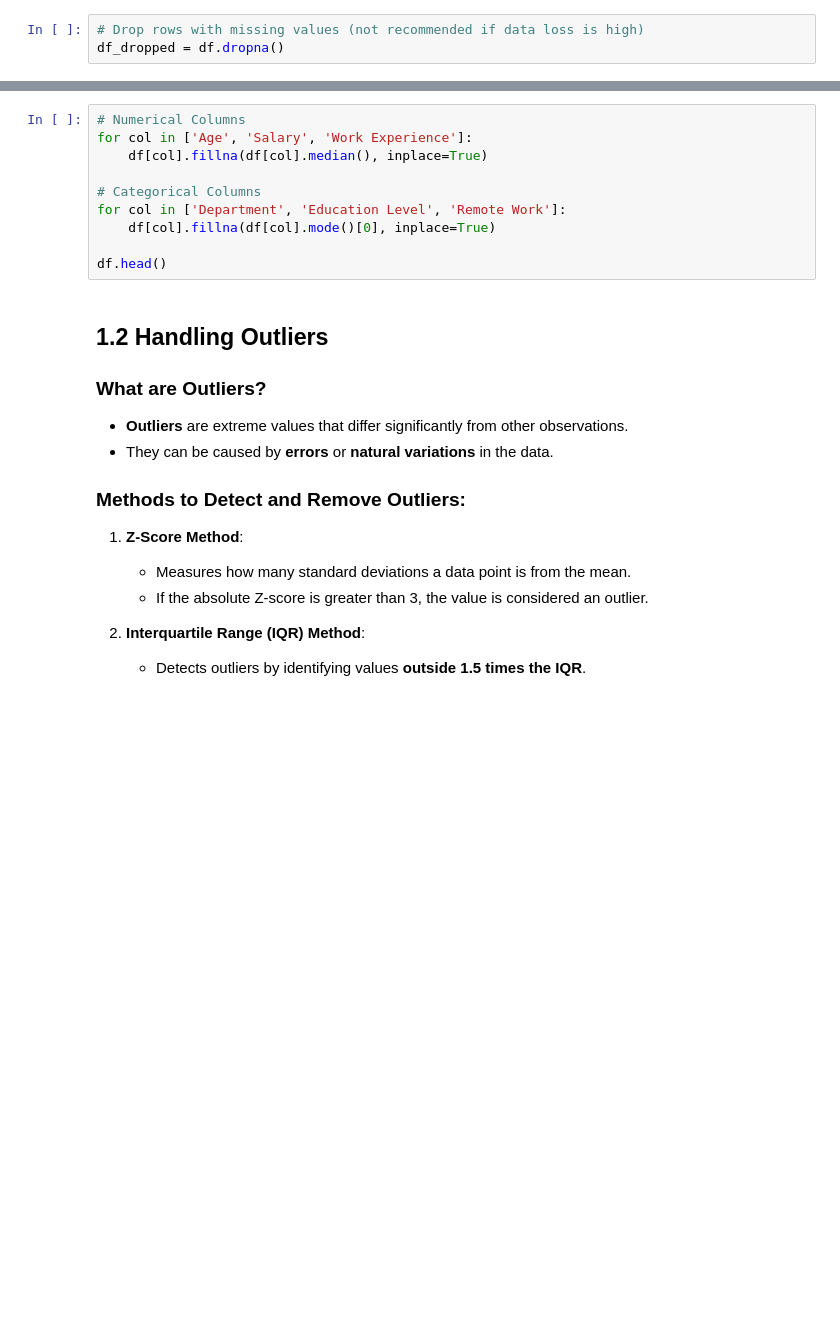
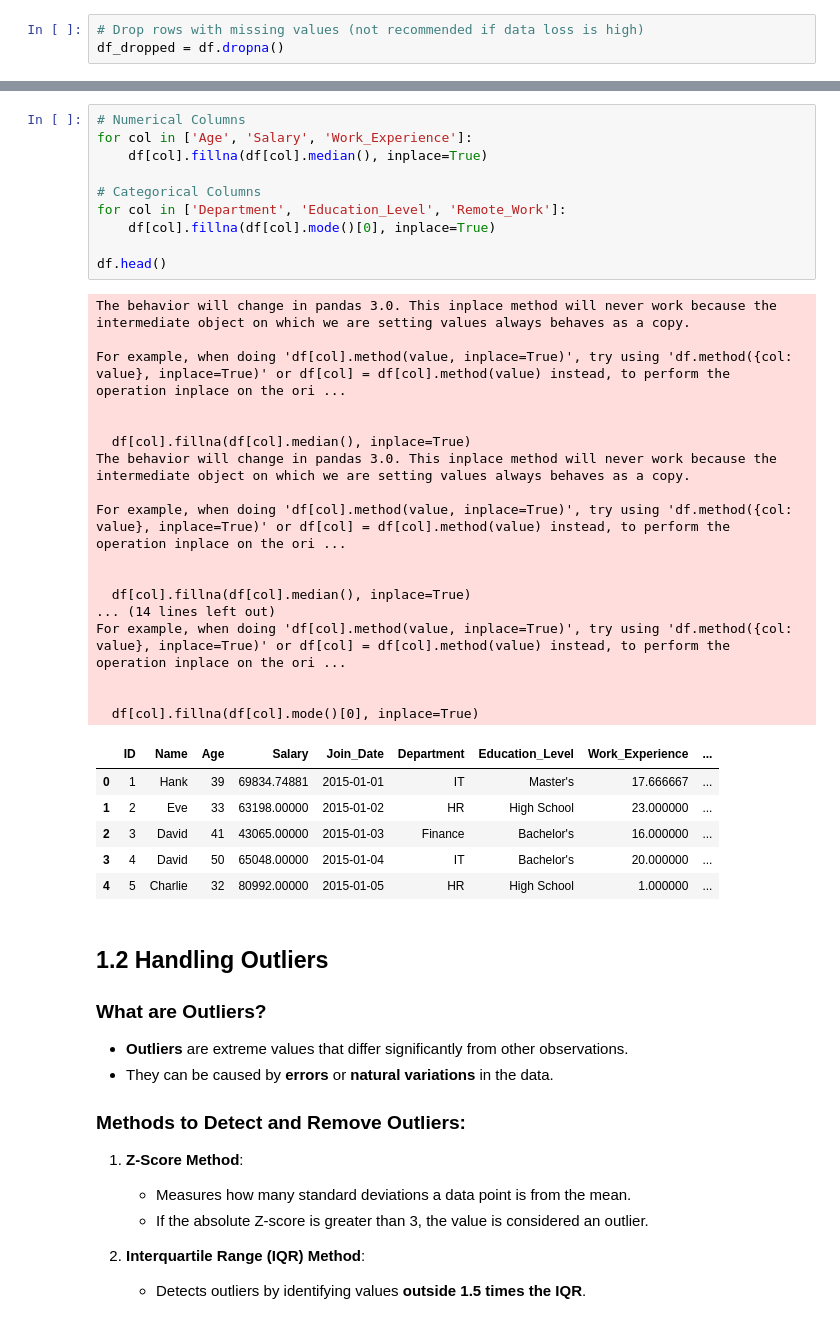
Before and after one commit to Sreeharsha-Sadhu/NSDC-IntroductionToDataScience-DataWrangling, a Jupyter notebook: data-wrangling.ipynb, the cells around one changed output, grey strips where cells are left out. Saved outputs shown, nothing was run; the diff lists cells and outputs as text; blank space fills up the shorter version.

```diff
--- a/data-wrangling.ipynb
+++ b/data-wrangling.ipynb
@@ -143,13 +154,37 @@ df.head()
 # %%
 # Numerical Columns
-for col in ['Age', 'Salary', 'Work Experience']:
+for col in ['Age', 'Salary', 'Work_Experience']:
     df[col].fillna(df[col].median(), inplace=True)
 
 # Categorical Columns
-for col in ['Department', 'Education Level', 'Remote Work']:
+for col in ['Department', 'Education_Level', 'Remote_Work']:
     df[col].fillna(df[col].mode()[0], inplace=True)
 
 df.head()
+# %% [output]
+The behavior will change in pandas 3.0. This inplace method will never work because the intermediate object on which we are setting values always behaves as a copy.
+
+For example, when doing 'df[col].method(value, inplace=True)', try using 'df.method({col: value}, inplace=True)' or df[col] = df[col].method(value) instead, to perform the operation inplace on the ori ...
+
+
+  df[col].fillna(df[col].median(), inplace=True)
+The behavior will change in pandas 3.0. This inplace method will never work because the intermediate object on which we are setting values always behaves as a copy.
+
+For example, when doing 'df[col].method(value, inplace=True)', try using 'df.method({col: value}, inplace=True)' or df[col] = df[col].method(value) instead, to perform the operation inplace on the ori ...
+
+
+  df[col].fillna(df[col].median(), inplace=True)
+... (14 lines left out)
+For example, when doing 'df[col].method(value, inplace=True)', try using 'df.method({col: value}, inplace=True)' or df[col] = df[col].method(value) instead, to perform the operation inplace on the ori ...
+
+
+  df[col].fillna(df[col].mode()[0], inplace=True)
+|  | ID | Name | Age | Salary | Join_Date | Department | Education_Level | Work_Experience | ... |
+| 0 | 1 | Hank | 39 | 69834.74881 | 2015-01-01 | IT | Master's | 17.666667 | ... |
+| 1 | 2 | Eve | 33 | 63198.00000 | 2015-01-02 | HR | High School | 23.000000 | ... |
+| 2 | 3 | David | 41 | 43065.00000 | 2015-01-03 | Finance | Bachelor's | 16.000000 | ... |
+| 3 | 4 | David | 50 | 65048.00000 | 2015-01-04 | IT | Bachelor's | 20.000000 | ... |
+| 4 | 5 | Charlie | 32 | 80992.00000 | 2015-01-05 | HR | High School | 1.000000 | ... |
 # %% [markdown]
 
 ## **1.2 Handling Outliers**
```
Also changed, not shown: parts of 8 cells of this notebook.
